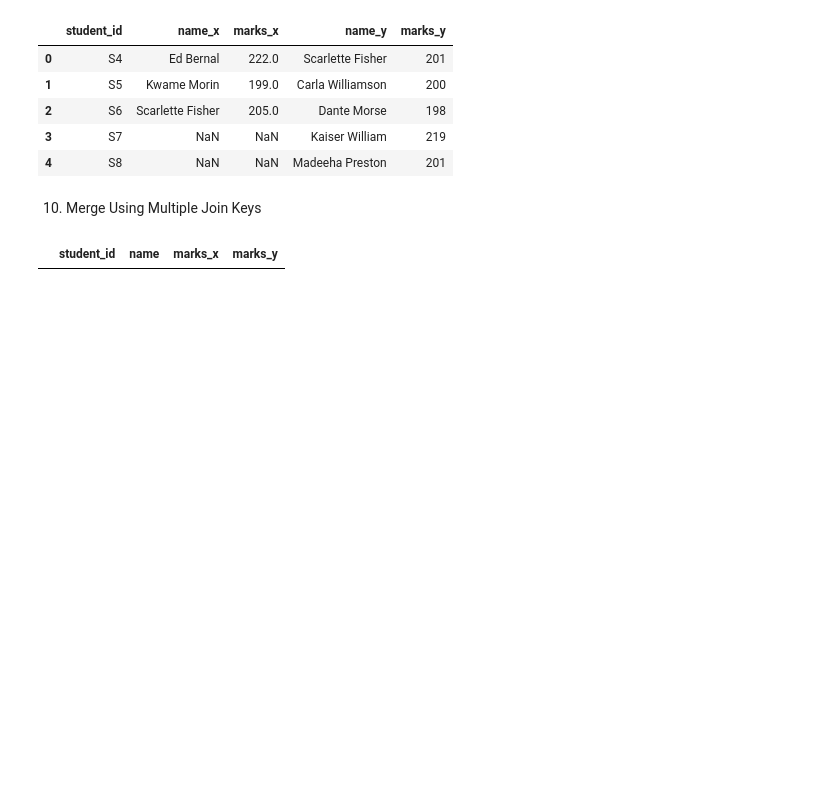
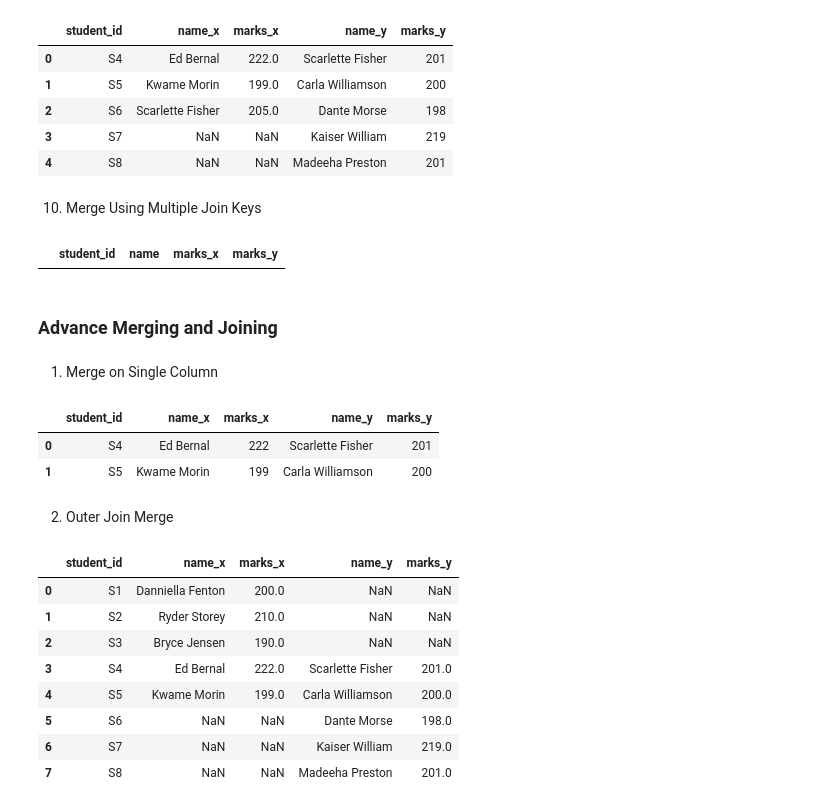
Before and after one commit to Sanya-Katiyar-Eng/ML_Basics, a Jupyter notebook: Practice_question/Pandas/JoiningAndMerging.ipynb, the cells around one changed output. Saved outputs shown, nothing was run; the diff lists cells and outputs as text; code cells hidden in the pictures; blank space fills up the shorter version.

```diff
--- a/Practice_question/Pandas/JoiningAndMerging.ipynb
+++ b/Practice_question/Pandas/JoiningAndMerging.ipynb
@@ -190,3 +190,55 @@ pd.merge(student_data1,student_data2,on="student_id",how="right")
 pd.merge(student_data1,student_data2,on=["student_id","name"])
 # %% [output]
 |  | student_id | name | marks_x | marks_y |
+# %% [markdown]
+### Advance Merging and Joining
+# %% [markdown]
+1. Merge on Single Column
+# %%
+import pandas as pd
+
+# Student DataFrame 1
+df1= pd.DataFrame({
+    "student_id": ["S1", "S2", "S3", "S4", "S5"],
+    "name": [
+        "Danniella Fenton",
+        "Ryder Storey",
+        "Bryce Jensen",
+        "Ed Bernal",
+        "Kwame Morin"
+    ],
+    "marks": [200, 210, 190, 222, 199]
+})
+
+# Student DataFrame 2
+df2= pd.DataFrame({
+    "student_id": ["S4", "S5", "S6", "S7", "S8"],
+    "name": [
+        "Scarlette Fisher",
+        "Carla Williamson",
+        "Dante Morse",
+        "Kaiser William",
+        "Madeeha Preston"
+    ],
+    "marks": [201, 200, 198, 219, 201]
+})
+
+pd.merge(df1,df2,on="student_id")
+# %% [output]
+|  | student_id | name_x | marks_x | name_y | marks_y |
+| 0 | S4 | Ed Bernal | 222 | Scarlette Fisher | 201 |
+| 1 | S5 | Kwame Morin | 199 | Carla Williamson | 200 |
+# %% [markdown]
+2. Outer Join Merge
+# %%
+pd.merge(df1,df2,on="student_id",how="outer")
+# %% [output]
+|  | student_id | name_x | marks_x | name_y | marks_y |
+| 0 | S1 | Danniella Fenton | 200.0 | NaN | NaN |
+| 1 | S2 | Ryder Storey | 210.0 | NaN | NaN |
+| 2 | S3 | Bryce Jensen | 190.0 | NaN | NaN |
+| 3 | S4 | Ed Bernal | 222.0 | Scarlette Fisher | 201.0 |
+| 4 | S5 | Kwame Morin | 199.0 | Carla Williamson | 200.0 |
+| 5 | S6 | NaN | NaN | Dante Morse | 198.0 |
+| 6 | S7 | NaN | NaN | Kaiser William | 219.0 |
+| 7 | S8 | NaN | NaN | Madeeha Preston | 201.0 |
```
Also changed, not shown: parts of 23 cells of this notebook, 8 other files.
